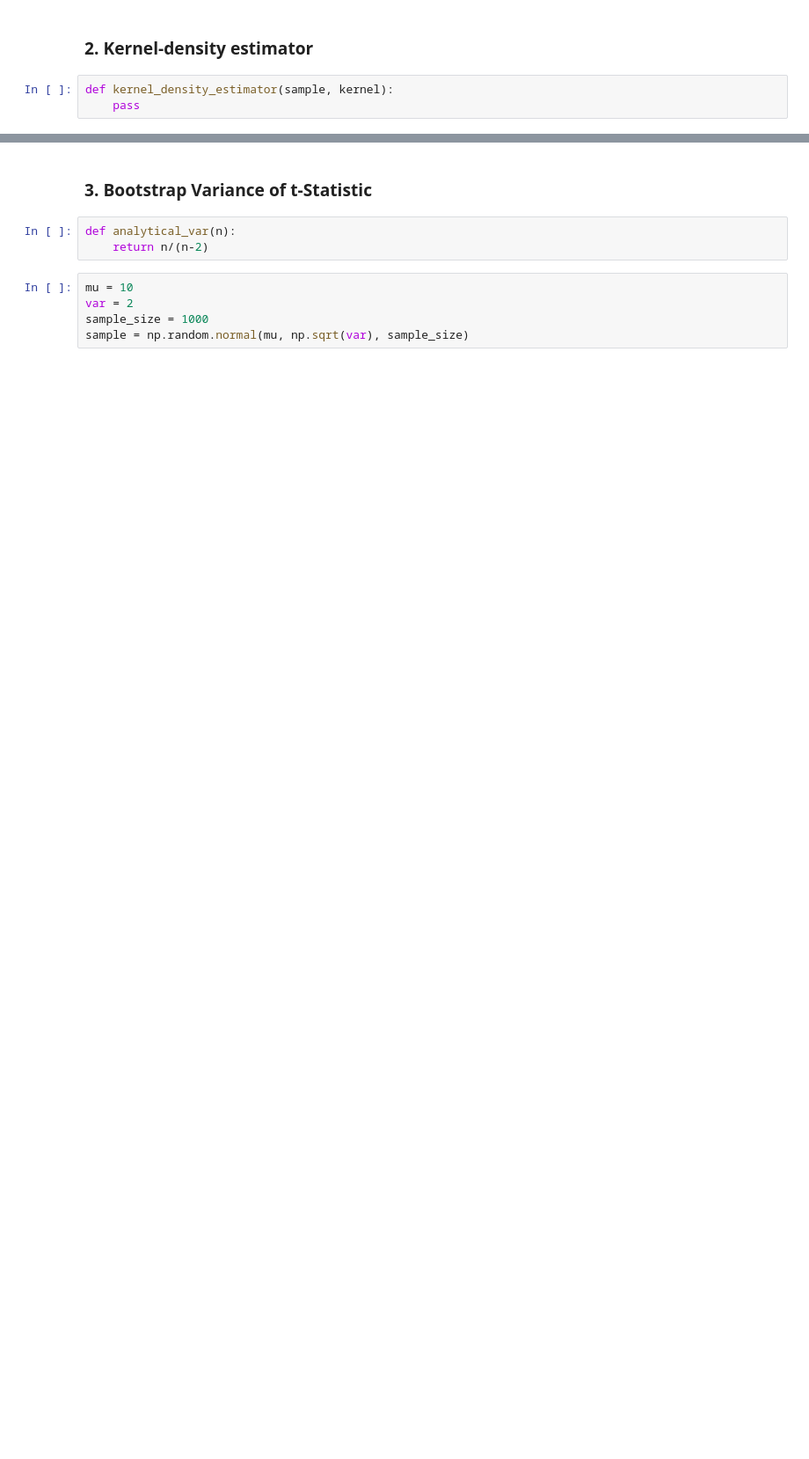
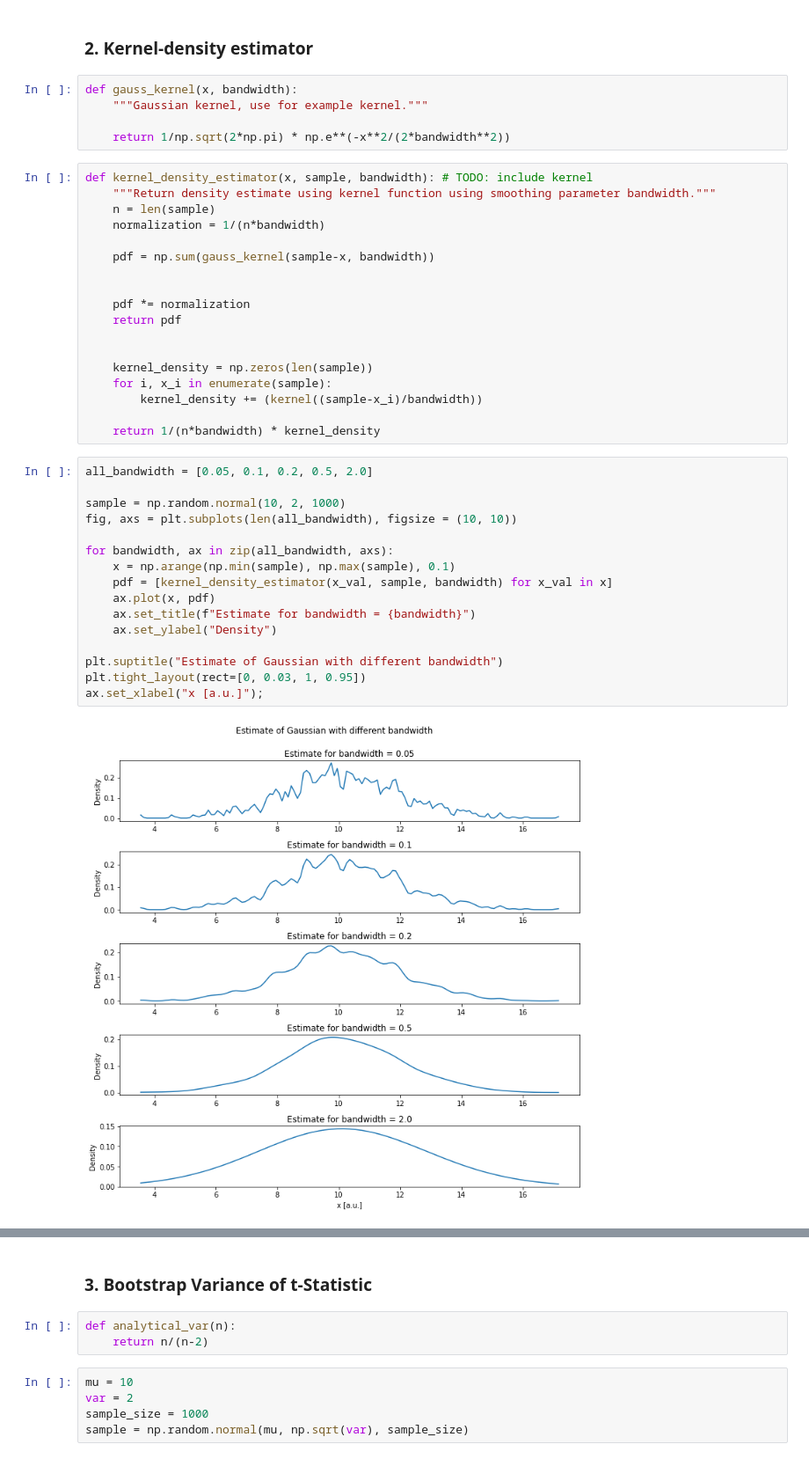
Before and after one commit to DorotheaMueller/statistics_assignments, a Jupyter notebook: ex_2.ipynb, the cells around one changed output, grey strips where cells are left out. Shown at 88% size. Saved outputs shown, nothing was run; the diff lists cells and outputs as text; blank space fills up the shorter version.

```diff
--- a/ex_2.ipynb
+++ b/ex_2.ipynb
@@ -897,5 +849,43 @@ plt.bar(np.arange(len(pdf)), pdf)
 # %% [markdown]
 ### 2. Kernel-density estimator
-# %%
-def kernel_density_estimator(sample, kernel):
-    pass
+# %%
+def gauss_kernel(x, bandwidth):
+    """Gaussian kernel, use for example kernel."""
+
+    return 1/np.sqrt(2*np.pi) * np.e**(-x**2/(2*bandwidth**2))
+# %%
+def kernel_density_estimator(x, sample, bandwidth): # TODO: include kernel
+    """Return density estimate using kernel function using smoothing parameter bandwidth."""
+    n = len(sample)
+    normalization = 1/(n*bandwidth)
+
+    pdf = np.sum(gauss_kernel(sample-x, bandwidth))
+
+
+    pdf *= normalization
+    return pdf
+
+
+    kernel_density = np.zeros(len(sample))
+    for i, x_i in enumerate(sample):
+        kernel_density += (kernel((sample-x_i)/bandwidth))
+
+    return 1/(n*bandwidth) * kernel_density
+# %%
+all_bandwidth = [0.05, 0.1, 0.2, 0.5, 2.0]
+
+sample = np.random.normal(10, 2, 1000)
+fig, axs = plt.subplots(len(all_bandwidth), figsize = (10, 10))
+
+for bandwidth, ax in zip(all_bandwidth, axs):
+    x = np.arange(np.min(sample), np.max(sample), 0.1)
+    pdf = [kernel_density_estimator(x_val, sample, bandwidth) for x_val in x]
+    ax.plot(x, pdf)
+    ax.set_title(f"Estimate for bandwidth = {bandwidth}")
+    ax.set_ylabel("Density")
+
+plt.suptitle("Estimate of Gaussian with different bandwidth")
+plt.tight_layout(rect=[0, 0.03, 1, 0.95])
+ax.set_xlabel("x [a.u.]");
+# %% [output]
+[figure, added]
```
Also changed, not shown: parts of 13 cells of this notebook.
